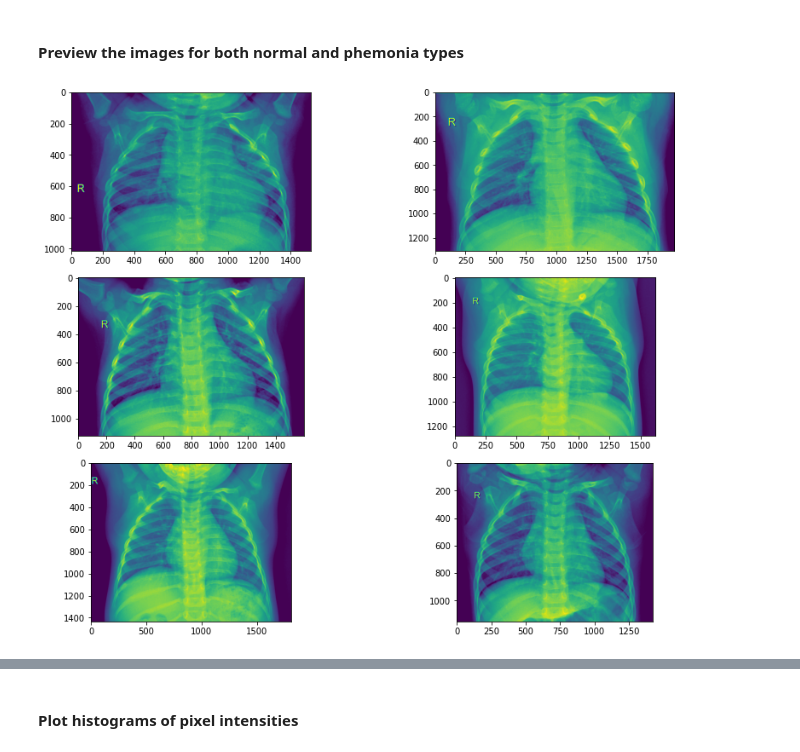
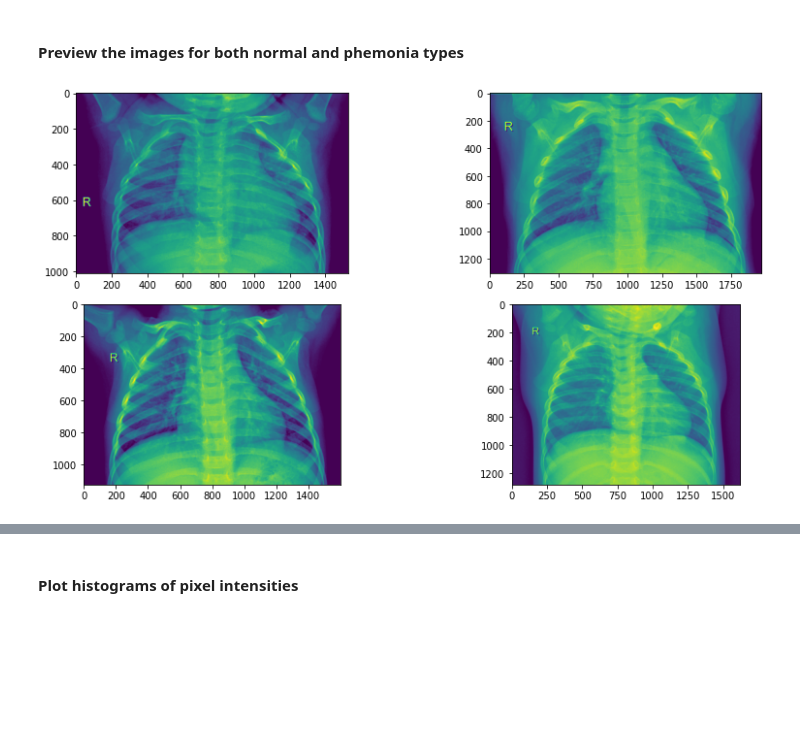
Before and after one commit to KelvinYQC/Covid_19_Classification, a Jupyter notebook: EDA/Hist_Comparison.ipynb, the cells around one changed output, grey strips where cells are left out. Cells and saved outputs as stored; diff of their text form; code cells hidden in the pictures; blank space fills up the shorter version.

```diff
--- a/EDA/Hist_Comparison.ipynb
+++ b/EDA/Hist_Comparison.ipynb
@@ -12,5 +17,5 @@ import seaborn as sns
 # %%
-data_address = os.path.join(os.getcwd(),'..', 'Data')
+data_address = os.path.join(os.getcwd(),'../..', 'Data')
 image_address = os.path.join(data_address, 'Coronahack-Chest-XRay-Dataset', 'Coronahack-Chest-XRay-Dataset')
 training_label = pd.read_csv(os.path.join(data_address, 'training_label.csv'))
 testing_label = pd.read_csv(os.path.join(data_address, 'testing_label.csv'))
@@ -25,18 +30,19 @@ test_images_sick = [os.path.join(image_address, 'test', filename) for filename i
 #### Preview the images for both normal and phemonia types
 # %%
 from PIL import Image
-path_draw = train_images_normal[:6]
+path_draw = train_images_normal[:4]
 plt.figure(figsize = (12,12))
 for i, v in enumerate(path_draw):
     try:
         image = Image.open(v)
         plt.subplot(4,2,i+1)
         plt.imshow(image)
     except:
         continue
 
 plt.tight_layout()
+plt.savefig('Normal.png', dpi = 500)
 # %% [output]
-[figure, old version]
+[figure, new version]
 # %%
 from PIL import Image
```
Also changed, not shown: parts of 10 cells of this notebook, 11 other files.
